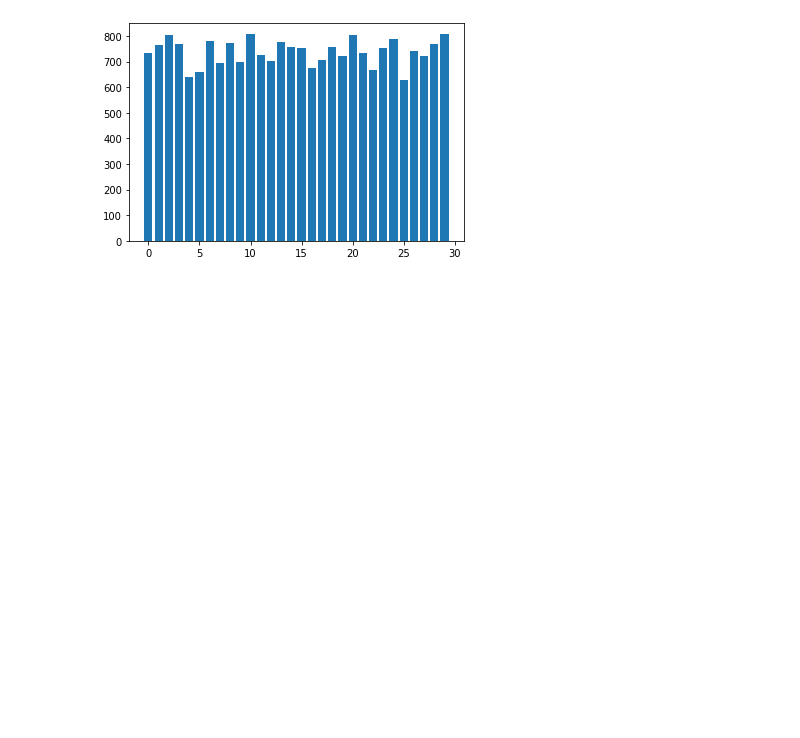
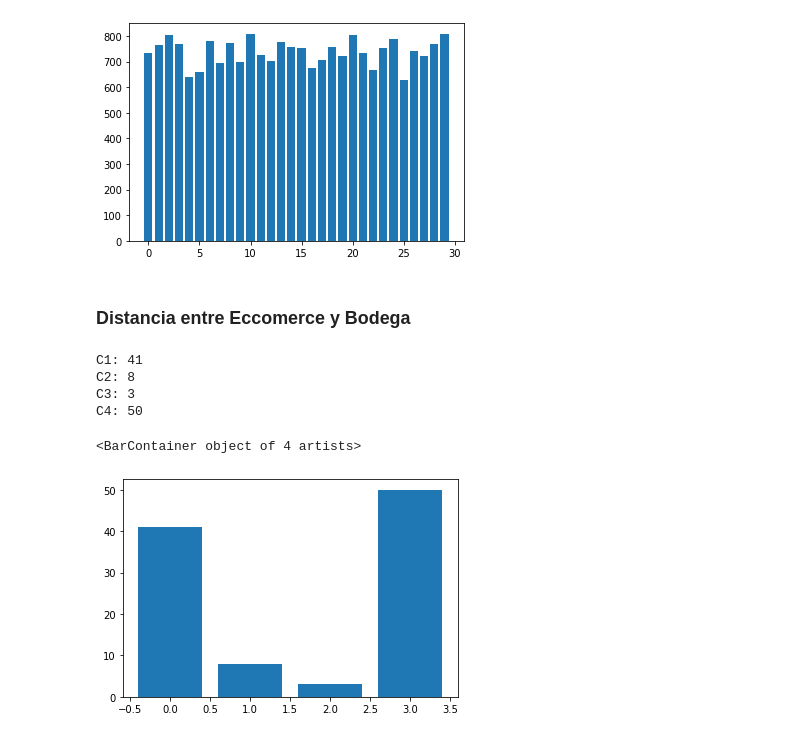
Before and after one commit to fcorssen/Capstone-Grupo6, a Jupyter notebook: analizarDatos.ipynb, the cells around one changed output. Saved outputs shown, nothing was run; the diff lists cells and outputs as text; code cells hidden in the pictures; blank space fills up the shorter version.

Commit message:
distance between bodega and eccomerce or delivery

```diff
--- a/analizarDatos.ipynb
+++ b/analizarDatos.ipynb
@@ -94,3 +95,45 @@ plt.bar(range(30), amountDays)
 plt.show()
 # %% [output]
 [figure]
+# %% [markdown]
+### Distancia entre Eccomerce y Bodega
+# %%
+df_center = pd.read_excel("datos/centers_data.xlsx", index_col=0)
+df_eccomerce = pd.read_excel("datos/e-commerce_data.xlsx", index_col=0)
+
+
+c1 = 0
+c2 = 0
+c3 = 0
+c4 = 0
+
+for i in range(df_eccomerce['latitude'].size):
+    coord_eccomerce = (df_eccomerce['latitude'].iat[i], df_eccomerce['longitude'].iat[i])
+    distance = 10000000000000
+    value = -1
+    for j in range(df_center['latitude'].size):
+        coord_center = (df_center['latitude'].iat[j], df_center['longitude'].iat[j])
+        if distance > (geopy.distance.geodesic(coord_eccomerce, coord_center).km):
+            distance = (geopy.distance.geodesic(coord_eccomerce, coord_center).km)
+            value = j
+    if value == 0:
+        c1 += 1
+    elif value == 1:
+        c2 += 1
+    elif value == 2:
+        c3 += 1
+    elif value == 3:
+        c4 += 1
+
+print('C1:', c1)
+print('C2:', c2)
+print('C3:', c3)
+print('C4:', c4)
+plt.bar(range(4), [c1, c2, c3, c4])
+# %% [output]
+C1: 41
+C2: 8
+C3: 3
+C4: 50
+<BarContainer object of 4 artists>
+[figure, added]
```
Also changed, not shown: parts of 3 cells of this notebook, 3 other files.
